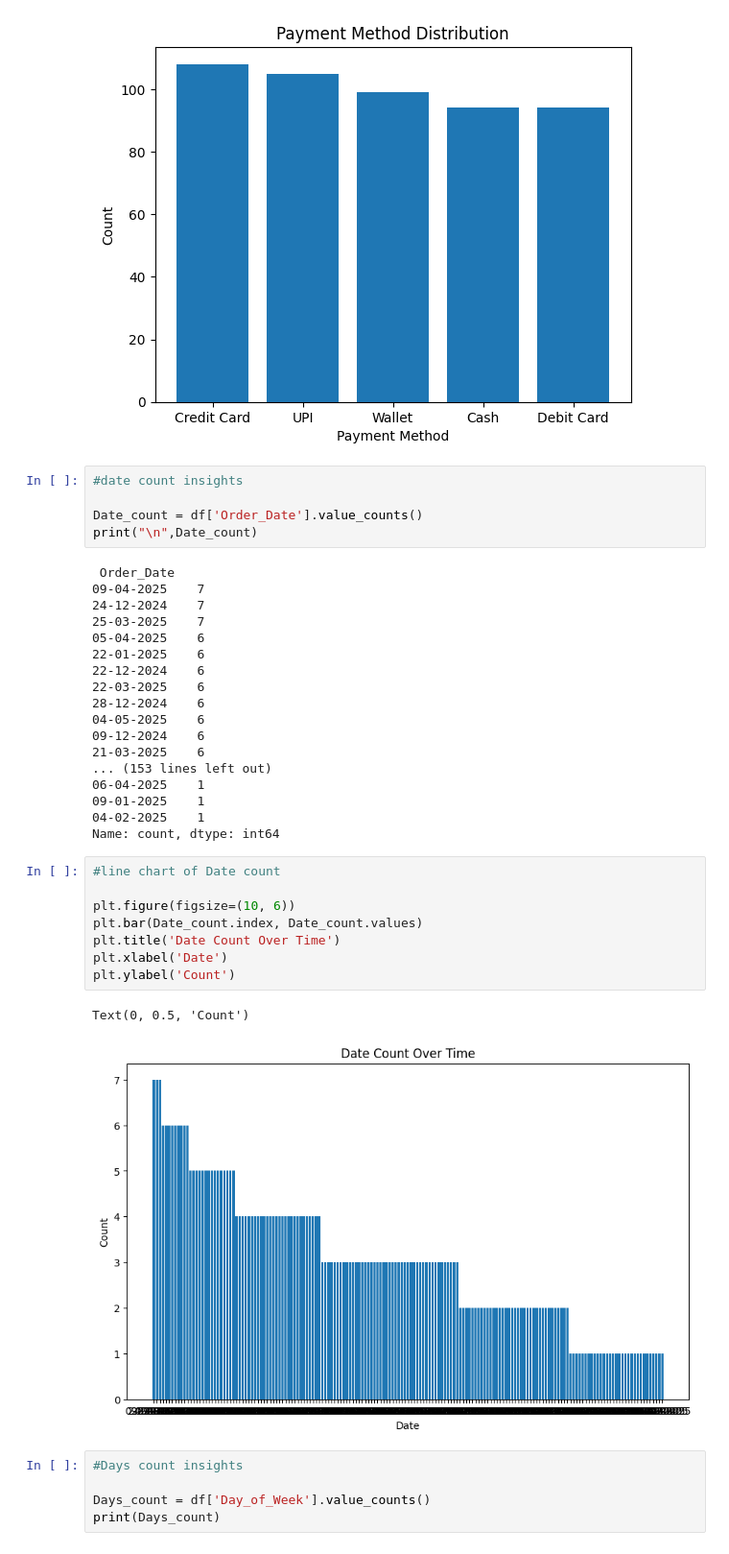
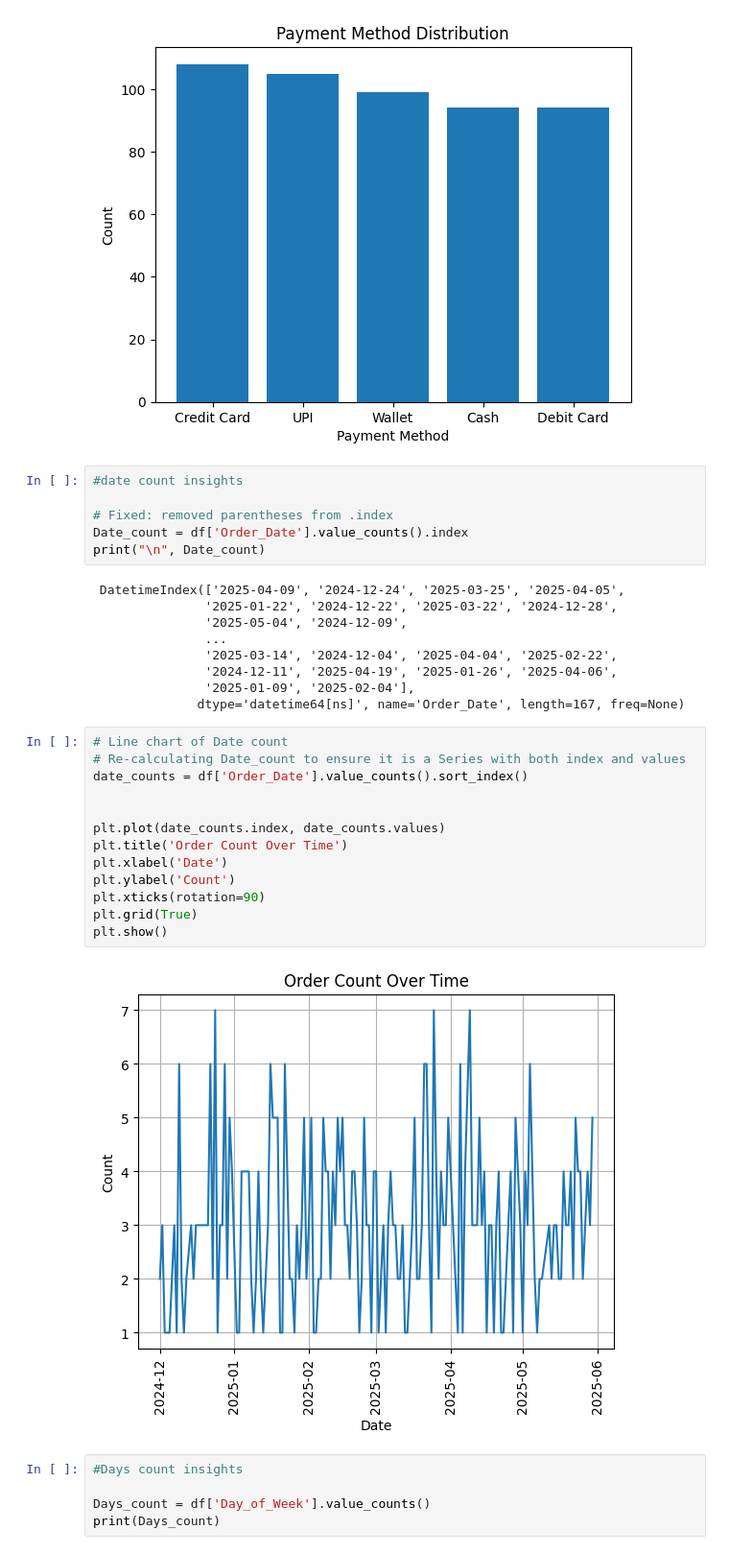
Before and after one commit to Arkrishx/python-data-analytics-, a Jupyter notebook: Project.ipynb, the cells around one changed output. Shown at 96% size. Cells and saved outputs as stored; diff of their text form.

```diff
--- a/Project.ipynb
+++ b/Project.ipynb
@@ -174,37 +171,33 @@ plt.show()
 # %%
 #date count insights
 
-Date_count = df['Order_Date'].value_counts()
-print("\n",Date_count)
+# Fixed: removed parentheses from .index
+Date_count = df['Order_Date'].value_counts().index
+print("\n", Date_count)
 # %% [output]
- Order_Date
-09-04-2025    7
-24-12-2024    7
-25-03-2025    7
-05-04-2025    6
-22-01-2025    6
-22-12-2024    6
-22-03-2025    6
-28-12-2024    6
-04-05-2025    6
-09-12-2024    6
-21-03-2025    6
-... (153 lines left out)
-06-04-2025    1
-09-01-2025    1
-04-02-2025    1
-Name: count, dtype: int64
+ DatetimeIndex(['2025-04-09', '2024-12-24', '2025-03-25', '2025-04-05',
+               '2025-01-22', '2024-12-22', '2025-03-22', '2024-12-28',
+               '2025-05-04', '2024-12-09',
+               ...
+               '2025-03-14', '2024-12-04', '2025-04-04', '2025-02-22',
+               '2024-12-11', '2025-04-19', '2025-01-26', '2025-04-06',
+               '2025-01-09', '2025-02-04'],
+              dtype='datetime64[ns]', name='Order_Date', length=167, freq=None)
 # %%
-#line chart of Date count
+# Line chart of Date count
+# Re-calculating Date_count to ensure it is a Series with both index and values
+date_counts = df['Order_Date'].value_counts().sort_index()
 
-plt.figure(figsize=(10, 6))
-plt.bar(Date_count.index, Date_count.values)
-plt.title('Date Count Over Time')
+
+plt.plot(date_counts.index, date_counts.values)
+plt.title('Order Count Over Time')
 plt.xlabel('Date')
 plt.ylabel('Count')
+plt.xticks(rotation=90)
+plt.grid(True)
+plt.show()
 # %% [output]
-Text(0, 0.5, 'Count')
-[figure, old version]
+[figure, new version]
 # %%
 #Days count insights
 
```
Also changed, not shown: parts of 16 cells of this notebook.
